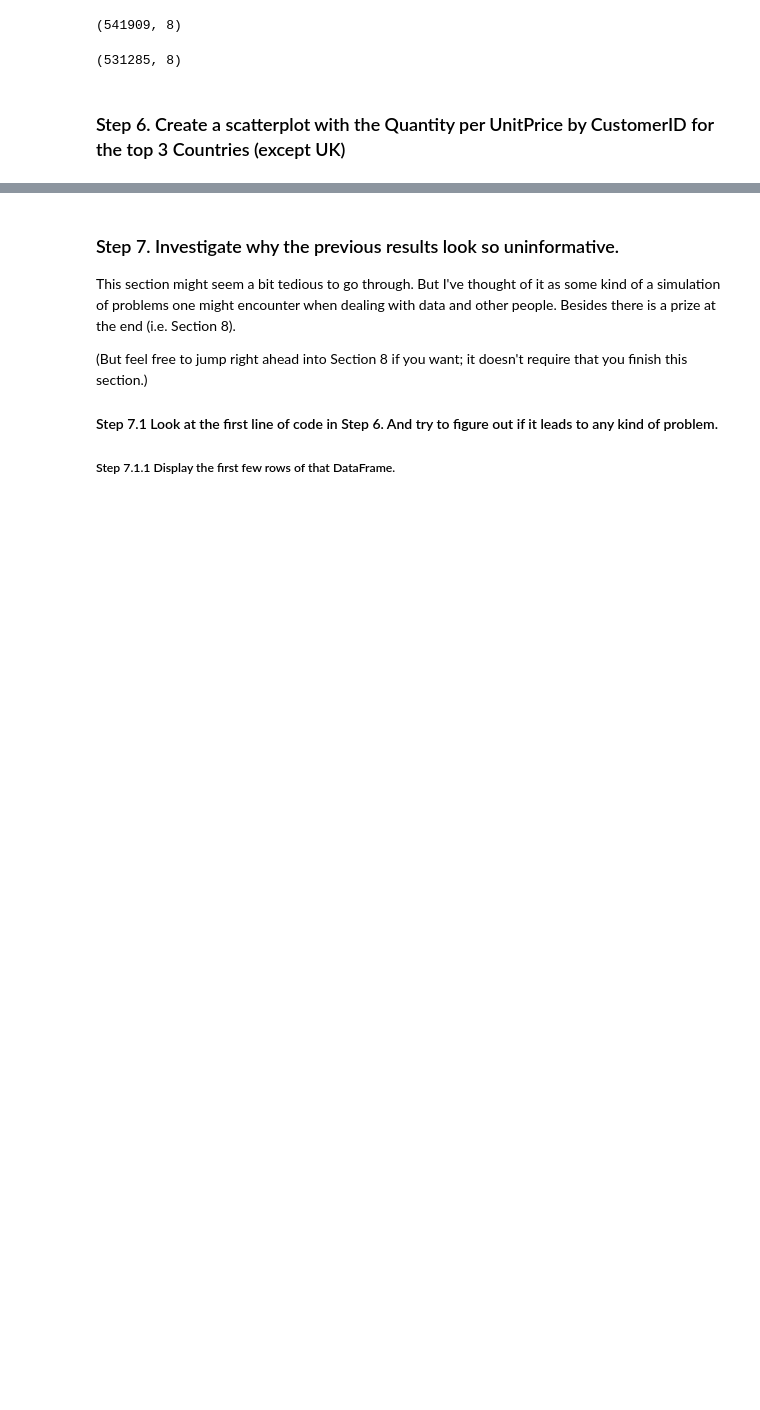
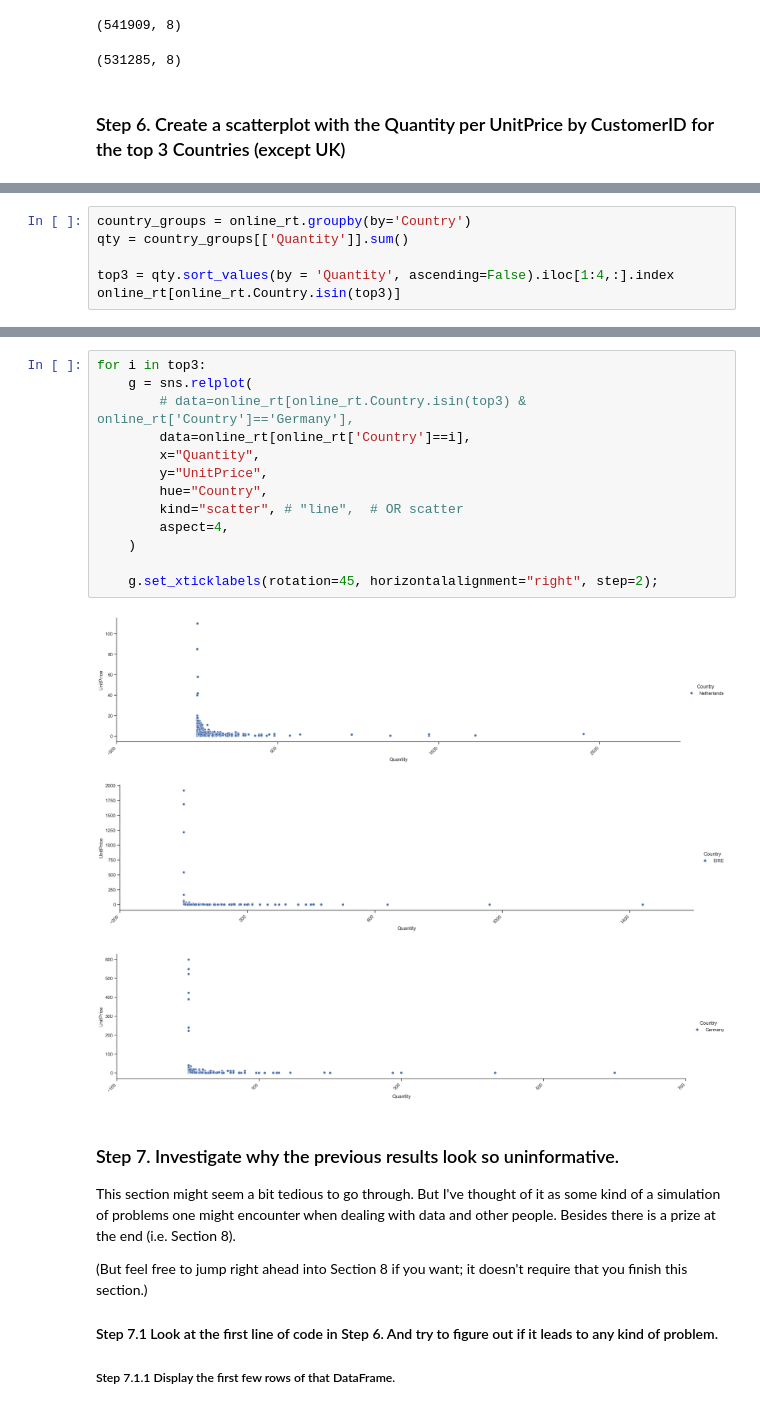
Before and after one commit to aziart/pandas-exercises, a Jupyter notebook: 07 - Visualization/Online_Retail/Solutions.ipynb, the cells around one changed output, grey strips where cells are left out. Saved outputs shown, nothing was run; the diff lists cells and outputs as text; blank space fills up the shorter version.

Commit message:
07/online_retail: 7.1/8

```diff
--- a/07 - Visualization/Online_Retail/Solutions.ipynb
+++ b/07 - Visualization/Online_Retail/Solutions.ipynb
@@ -94,0 +91,6 @@ display(online_rt.shape)
+# %%
+country_groups = online_rt.groupby(by='Country')
+qty = country_groups[['Quantity']].sum()
+
+top3 = qty.sort_values(by = 'Quantity', ascending=False).iloc[1:4,:].index
+online_rt[online_rt.Country.isin(top3)]
@@ -95,3 +111,20 @@ display(online_rt.shape)
+# %%
+for i in top3:
+    g = sns.relplot(
+        # data=online_rt[online_rt.Country.isin(top3) & online_rt['Country']=='Germany'],
+        data=online_rt[online_rt['Country']==i],
+        x="Quantity",
+        y="UnitPrice",
+        hue="Country",
+        kind="scatter", # "line",  # OR scatter
+        aspect=4,
+    )
+
+    g.set_xticklabels(rotation=45, horizontalalignment="right", step=2);
+# %% [output]
+[figure, added]
+[figure, added]
+[figure, added]
 # %% [markdown]
 ### Step 7. Investigate why the previous results look so uninformative.
 
```
Also changed, not shown: parts of 8 cells of this notebook.
